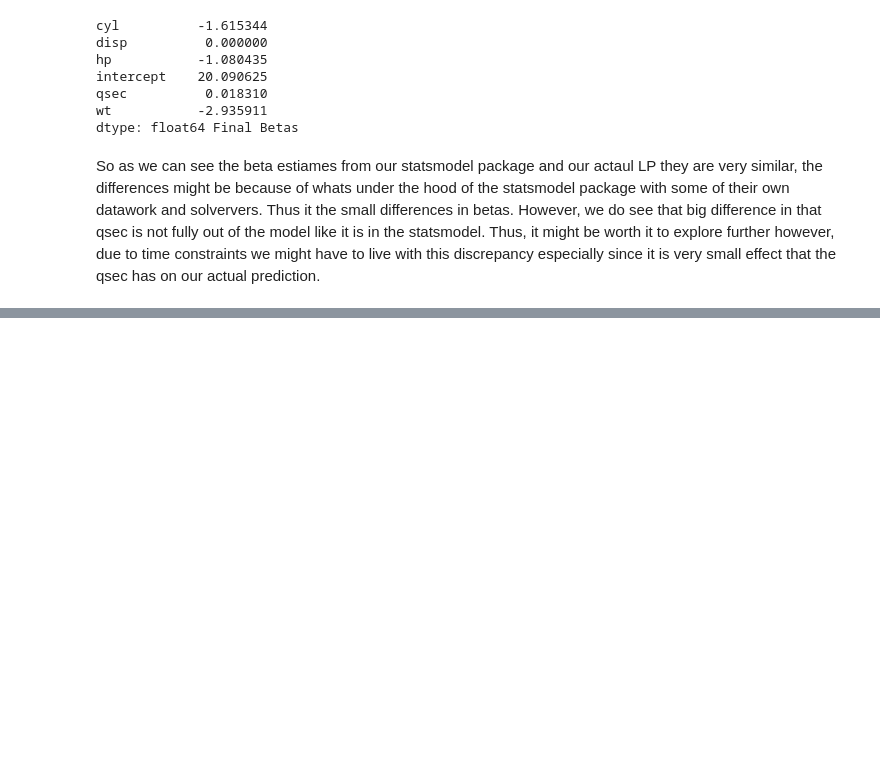
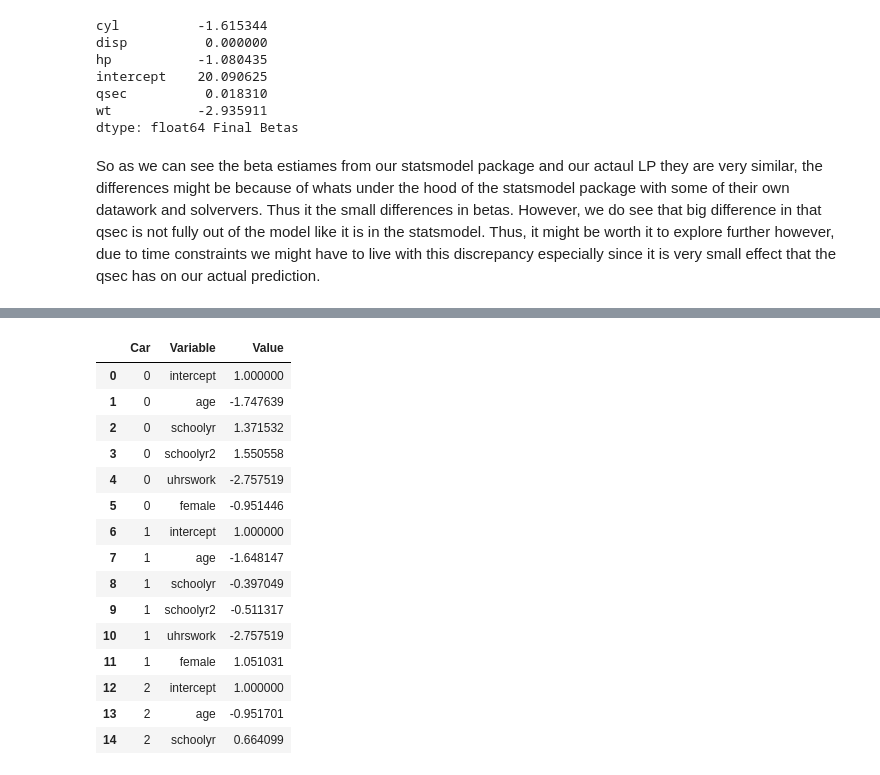
Before and after one commit to blamson/Math5593LinearProgrammingProject, a Jupyter notebook: src/main.ipynb, the cells around one changed output, grey strips where cells are left out. Cells and saved outputs as stored; diff of their text form; code cells hidden in the pictures; blank space fills up the shorter version.

Commit message:
Another example of the Lasso regression working with ACS data

```diff
--- a/src/main.ipynb
+++ b/src/main.ipynb
@@ -404,0 +408,57 @@ So as we can see the beta estiames from our statsmodel package and our actaul LP
+# %%
+
+ACS_subset = pd.read_csv(
+    "data/ACS_Data.csv",
+    usecols=["age", "wage", "schoolyr", "schoolyr2", "uhrswork", "female"]
+)
+
+ACS_subset.head()
+# %%
+# Getting data into long format, lets drop the model column since we
+ACS_subset
+
+# Make sure that we know in our index which one is our y and X'
+y = ACS_subset["wage"]
+
+# Noticed that we choose only the easy numeric predictors for this example
+X = ACS_subset[["age", "schoolyr", "schoolyr2","uhrswork","female"]]
+
+# Getting our labels for our X's or variables
+J = X.columns.tolist()
+J
+
+ACS_subset_sub = X
+
+# Lets standardize the data so that later when doing cross validation we are working with the same things.
+
+scaler = StandardScaler()
+ACS_subset_sub_scaled = scaler.fit_transform(ACS_subset_sub)
+ACS_subset_sub_scaled_df = pd.DataFrame(ACS_subset_sub_scaled, columns= ACS_subset_sub.columns, index = ACS_subset_sub.index)
+
+#Lets add in an interncept
+ACS_subset_sub_scaled_df.insert(0, 'intercept', 1)
+
+ACS_subset_long = ACS_subset_sub_scaled_df.stack().reset_index()
+ACS_subset_long.columns = ["Car", "Variable", "Value"]
+
+# Since we are using AMPL we need to get rid of vairables with string names
+ACS_subset_long = ACS_subset_long[pd.to_numeric(ACS_subset_long["Value"], errors="coerce").notnull()]
+
+ACS_subset_long.head(15)
+# %% [output]
+|  | Car | Variable | Value |
+| 0 | 0 | intercept | 1.000000 |
+| 1 | 0 | age | -1.747639 |
+| 2 | 0 | schoolyr | 1.371532 |
+| 3 | 0 | schoolyr2 | 1.550558 |
+| 4 | 0 | uhrswork | -2.757519 |
+| 5 | 0 | female | -0.951446 |
+| 6 | 1 | intercept | 1.000000 |
+| 7 | 1 | age | -1.648147 |
+| 8 | 1 | schoolyr | -0.397049 |
+| 9 | 1 | schoolyr2 | -0.511317 |
+| 10 | 1 | uhrswork | -2.757519 |
+| 11 | 1 | female | 1.051031 |
+| 12 | 2 | intercept | 1.000000 |
+| 13 | 2 | age | -0.951701 |
+| 14 | 2 | schoolyr | 0.664099 |
```
Also changed, not shown: parts of 9 cells of this notebook.
